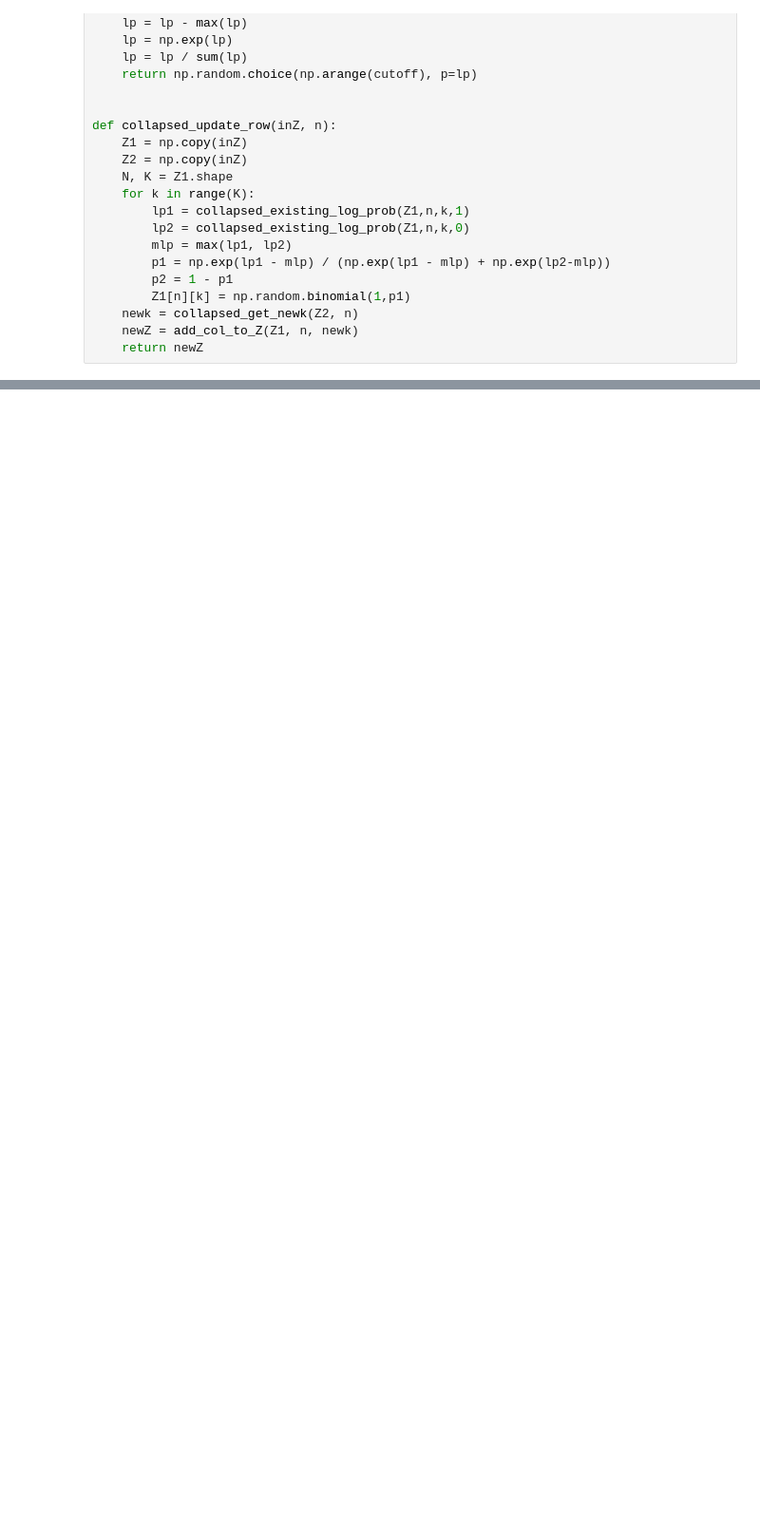
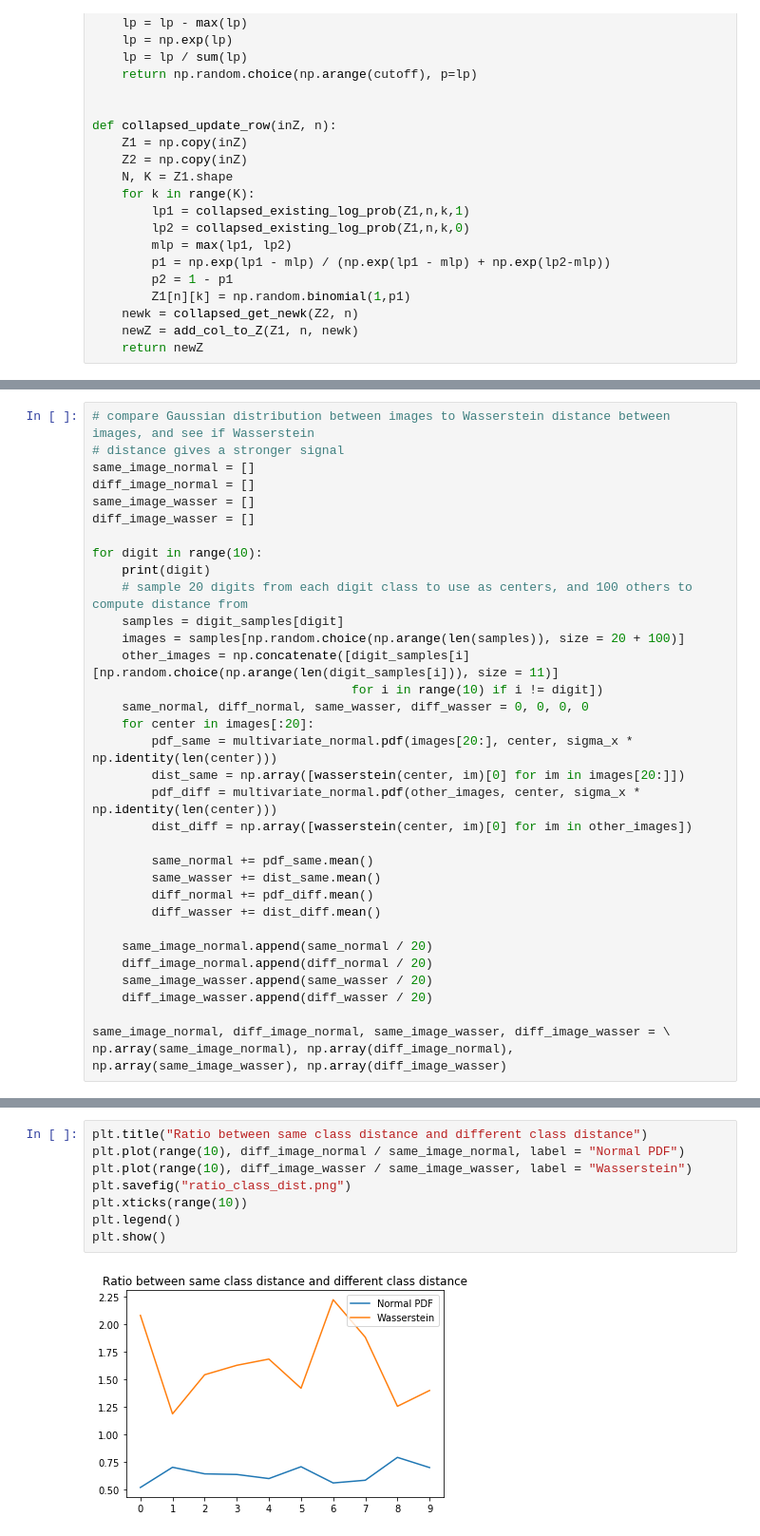
Before and after one commit to EmptyCrown/cs282final, a Jupyter notebook: final_project.ipynb, the cells around one changed output, grey strips where cells are left out. Shown at 95% size. Drawn from its saved outputs; the diff is of its cells as text; blank space fills up the shorter version.

```diff
--- a/final_project.ipynb
+++ b/final_project.ipynb
@@ -277 +370,35 @@ plt.show()
 [figure]
+# %%
+# compare Gaussian distribution between images to Wasserstein distance between images, and see if Wasserstein
+# distance gives a stronger signal
+same_image_normal = []
+diff_image_normal = []
+same_image_wasser = []
+diff_image_wasser = []
+
+for digit in range(10):
+    print(digit)
+    # sample 20 digits from each digit class to use as centers, and 100 others to compute distance from
+    samples = digit_samples[digit]
+    images = samples[np.random.choice(np.arange(len(samples)), size = 20 + 100)]
+    other_images = np.concatenate([digit_samples[i][np.random.choice(np.arange(len(digit_samples[i])), size = 11)]
+                                   for i in range(10) if i != digit])
+    same_normal, diff_normal, same_wasser, diff_wasser = 0, 0, 0, 0
+    for center in images[:20]:
+        pdf_same = multivariate_normal.pdf(images[20:], center, sigma_x * np.identity(len(center)))
+        dist_same = np.array([wasserstein(center, im)[0] for im in images[20:]])
+        pdf_diff = multivariate_normal.pdf(other_images, center, sigma_x * np.identity(len(center)))
+        dist_diff = np.array([wasserstein(center, im)[0] for im in other_images])
+
+        same_normal += pdf_same.mean()
+        same_wasser += dist_same.mean()
+        diff_normal += pdf_diff.mean()
+        diff_wasser += dist_diff.mean()
+
+    same_image_normal.append(same_normal / 20)
+    diff_image_normal.append(diff_normal / 20)
+    same_image_wasser.append(same_wasser / 20)
+    diff_image_wasser.append(diff_wasser / 20)
+
+same_image_normal, diff_image_normal, same_image_wasser, diff_image_wasser = \
+np.array(same_image_normal), np.array(diff_image_normal), np.array(same_image_wasser), np.array(diff_image_wasser)
@@ -278 +416,11 @@ plt.show()
+# %%
+plt.title("Ratio between same class distance and different class distance")
+plt.plot(range(10), diff_image_normal / same_image_normal, label = "Normal PDF")
+plt.plot(range(10), diff_image_wasser / same_image_wasser, label = "Wasserstein")
+plt.savefig("ratio_class_dist.png")
+plt.xticks(range(10))
+plt.legend()
+plt.show()
+# %% [output]
+[figure, added]
 # %%
```
Also changed, not shown: parts of 11 cells of this notebook, 1 other file.
